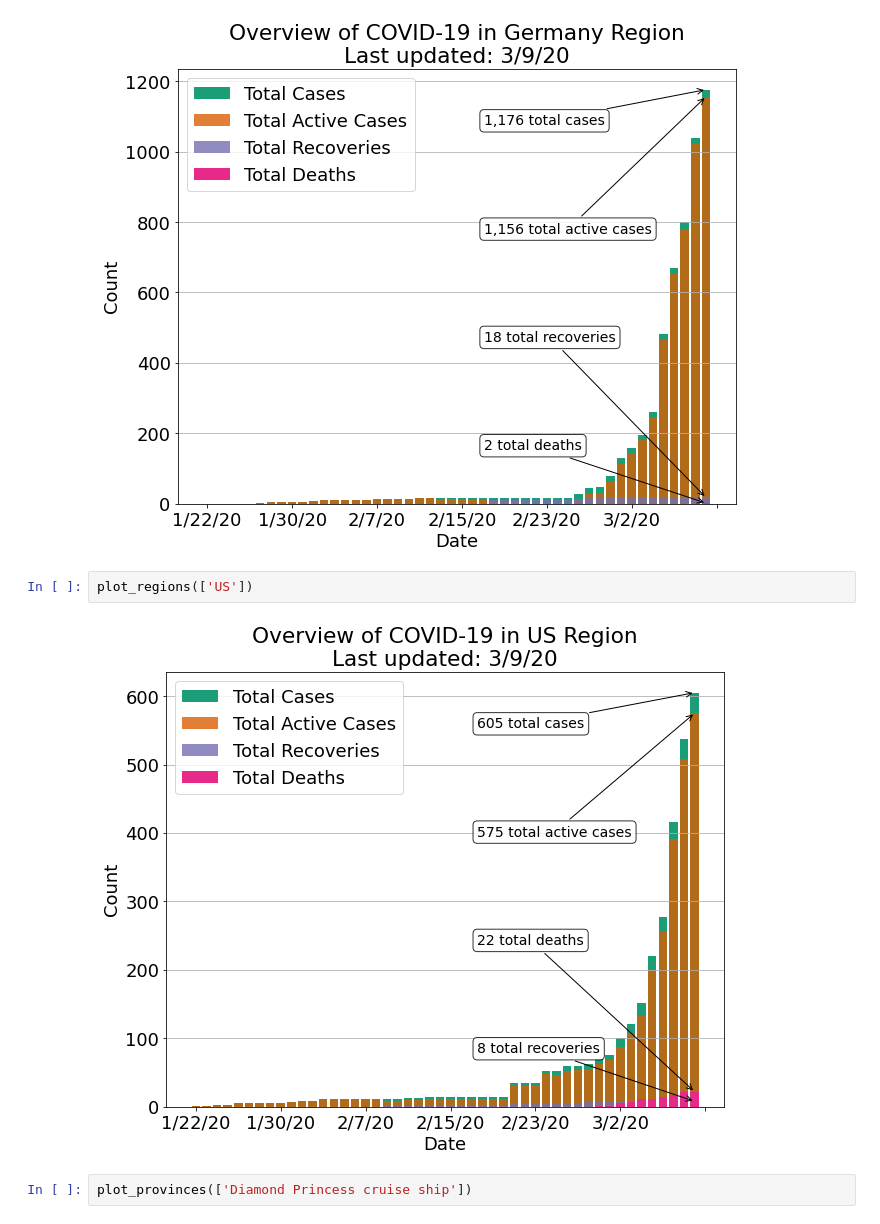
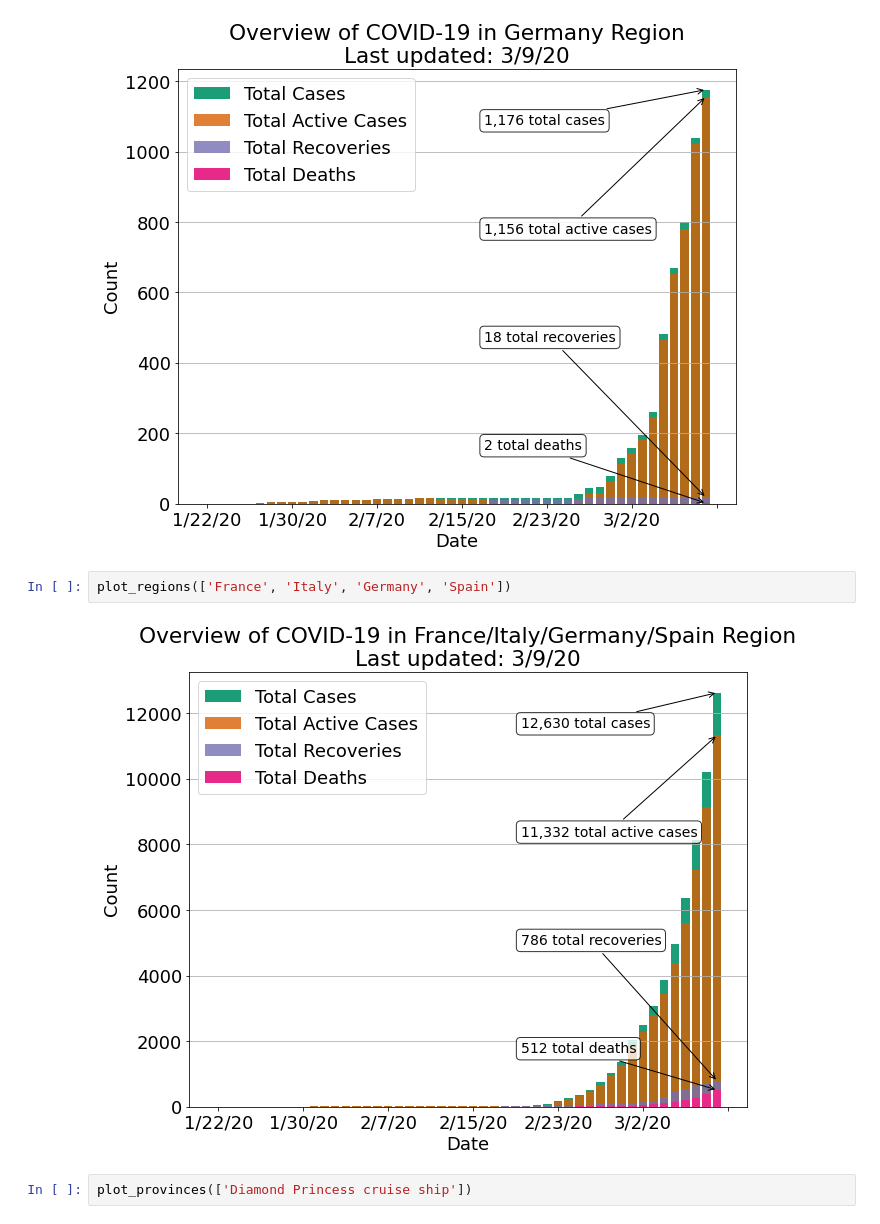
Before and after one commit to nrhinehart/COVID-19-pyvis, a Jupyter notebook: covid-19-analysis/notebooks/overview_plotting_example.ipynb, the cells around one changed output. Drawn from its saved outputs; the diff is of its cells as text.

```diff
--- a/covid-19-analysis/notebooks/overview_plotting_example.ipynb
+++ b/covid-19-analysis/notebooks/overview_plotting_example.ipynb
@@ -159,10 +159,10 @@ plot_regions(['France'])
 plot_regions(['Germany'])
 # %% [output]
 [figure]
-# %%
-plot_regions(['US'])
-# %% [output]
-[figure, removed]
+# %%
+plot_regions(['France', 'Italy', 'Germany', 'Spain'])
+# %% [output]
+[figure, added]
 # %%
 plot_provinces(['Diamond Princess cruise ship'])
 # %% [output]
```
Also changed, not shown: 1 other file.
